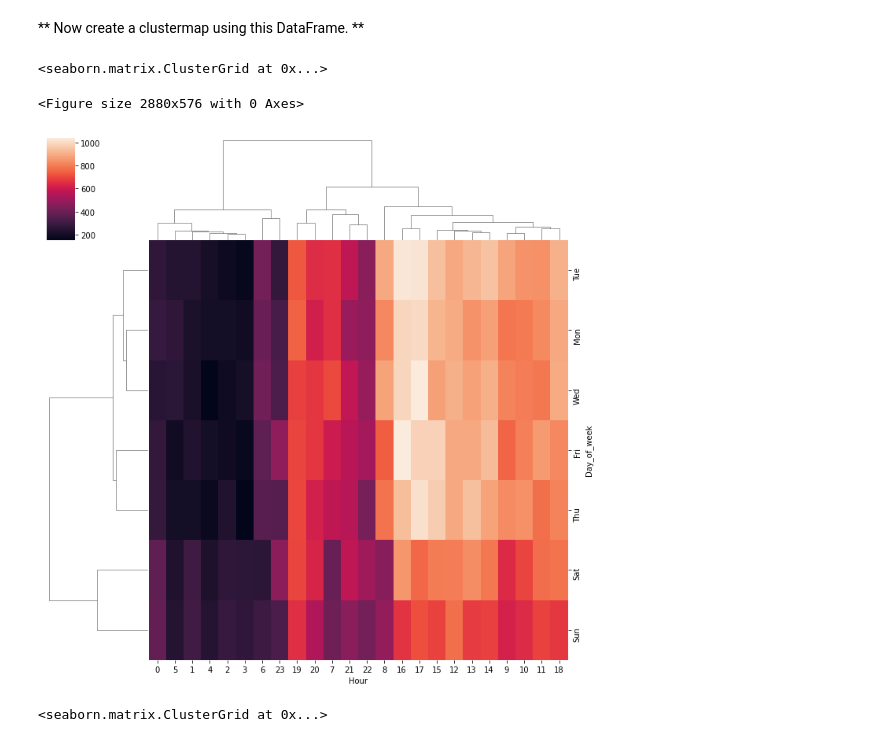
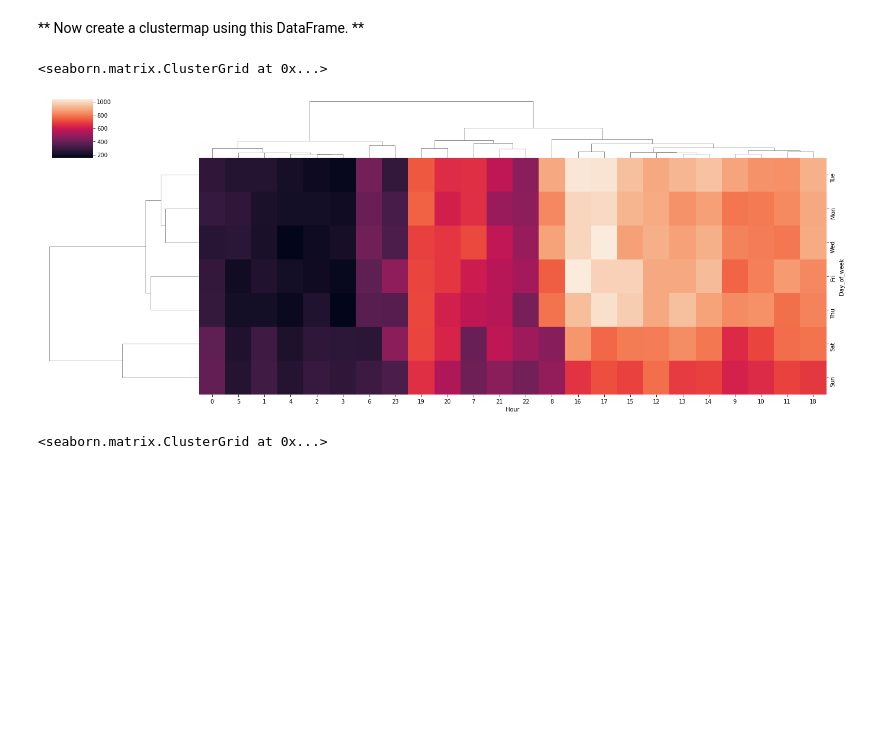
Before and after one commit to LukaszBijak/Python, a Jupyter notebook: Python for Data Science and Machine Learning/01-911 Calls Data Capstone Project.ipynb, the cells around one changed output. Saved outputs shown, nothing was run; the diff lists cells and outputs as text; code cells hidden in the pictures; blank space fills up the shorter version.

```diff
--- a/Python for Data Science and Machine Learning/01-911 Calls Data Capstone Project.ipynb
+++ b/Python for Data Science and Machine Learning/01-911 Calls Data Capstone Project.ipynb
@@ -332,12 +332,11 @@ sns.heatmap(df2,cmap='viridis',)
 # %% [markdown]
 ** Now create a clustermap using this DataFrame. **
 # %%
-plt.figure(figsize=(40,8))
-sns.clustermap(df2, figsize=(30,8)
+
+sns.clustermap(df2, figsize=(20,8))
 # %% [output]
 <seaborn.matrix.ClusterGrid at 0x...>
-<Figure size 2880x576 with 0 Axes>
-[figure, old version]
+[figure, new version]
 # %%
 # %% [output]
 <seaborn.matrix.ClusterGrid at 0x...>
```
Also changed, not shown: parts of 6 cells of this notebook, 2 other files.
